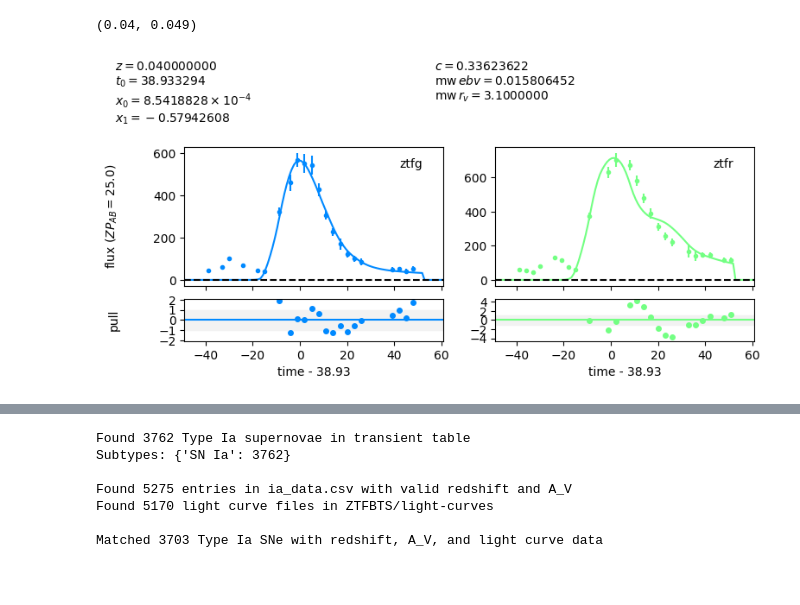
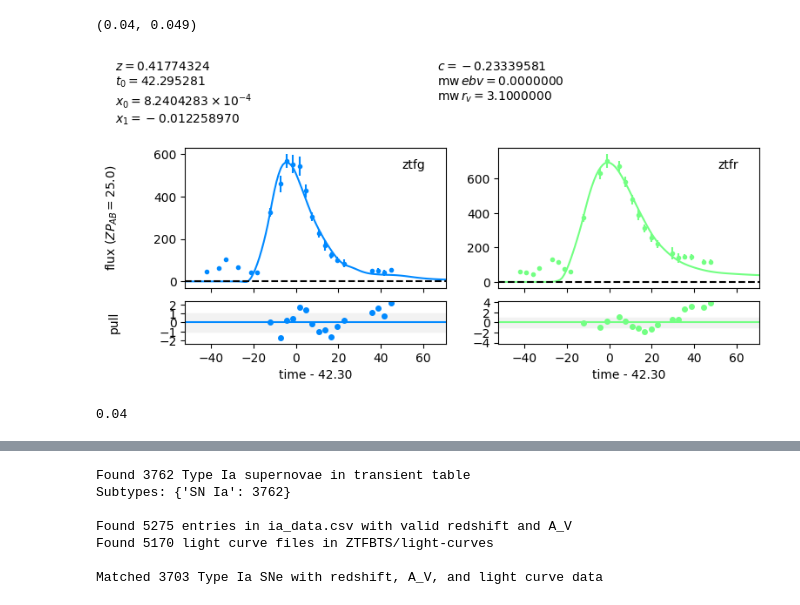
Before and after one commit to asmuzsoy/beams_ext, a Jupyter notebook: fit_real_sne_new.ipynb, the cells around one changed output, grey strips where cells are left out. Cells and saved outputs as stored; diff of their text form; code cells hidden in the pictures; blank space fills up the shorter version.

Commit message:
re-implemented photometric redshift analysis

```diff
--- a/fit_real_sne_new.ipynb
+++ b/fit_real_sne_new.ipynb
@@ -390,17 +383,25 @@ def fit_ia_w_dust(true_z, true_av, lcs, redshift = 'spec'):
                                   effect_frames=['obs'])
     if redshift == 'spec':
         this_ia_model.set(z = true_z, mwebv=mwebv)
+        params_to_fit = ['t0', 'x0', 'x1', 'c']
+        guess_z_value = False
+        bounds = {'x0':(0, 0.1), 'x1':(-5, 50), 'c':(-1, 5)}
     elif redshift == 'phot':
         sigma = 3 * 0.05 * true_z  # assuming 5% photometric redshift error
-        photoz = np.random.normal(true_z, sigma)
-        while photoz <= 0:
-            photoz = np.random.normal(true_z, sigma)
-        this_ia_model.set(z = photoz, mwebv=mwebv)
+        params_to_fit = ['z', 't0', 'x0', 'x1', 'c']
+        guess_z_value = True
+        zlims = (true_z - sigma, true_z + sigma)
+        bounds = {'z': zlims, 'x0':(0, 0.1), 'x1':(-5, 50), 'c':(-1, 5)}
+    elif redshift == 'none':
+        params_to_fit = ['z', 't0', 'x0', 'x1', 'c']
+        guess_z_value = True
+        bounds = {'z':(0,0.2), 'x0':(0, 0.1), 'x1':(-5, 50), 'c':(-1, 5)}
     else:
-        raise ValueError("redshift parameter must be 'spec' or 'phot'")
+        raise ValueError("redshift parameter must be 'spec', 'phot', or 'none'")
+
 
     result, fitted_model = sncosmo.fit_lc(lcs[0], this_ia_model,
-    ['t0', 'x0', 'x1', 'c'], minsnr = 1., guess_z = False, bounds={'x0':(0, 0.1), 'x1':(-5, 50), 'c':(-1, 5)})
+    params_to_fit, minsnr = 5., guess_z = guess_z_value, bounds=bounds)
 
     # return sncosmo.flatten_result(result)
     return result, fitted_model
@@ -432,10 +433,10 @@ this_redshift, this_av
 (0.04, 0.049)
 # %%
 # result, fitted_model = fit_ia(this_redshift, [ibc_lc_table])
-result, fitted_ia_model = fit_ia_w_dust(this_redshift, this_av, [ibc_lc_table])
+result, fitted_ia_model = fit_ia_w_dust(this_redshift, this_av, [ibc_lc_table], redshift='none')
 sncosmo.plot_lc(ibc_lc_table, model=fitted_ia_model);
 # %% [output]
-[figure, old version]
+[figure, new version]
 # %%
 def fit_ibc_w_dust(true_z, true_av, lcs, texp_guess=None, mej=3, fni=0.05, vej=15000, redshift = 'spec'):
     if texp_guess is None:
@@ -480 +489,5 @@ def fit_ibc_w_dust(true_z, true_av, lcs, texp_guess=None, mej=3, fni=0.05, vej=1
     return result, fitted_model
+# %%
+this_redshift
+# %% [output]
+0.04
```
Also changed, not shown: parts of 25 cells of this notebook, 1 other file.
